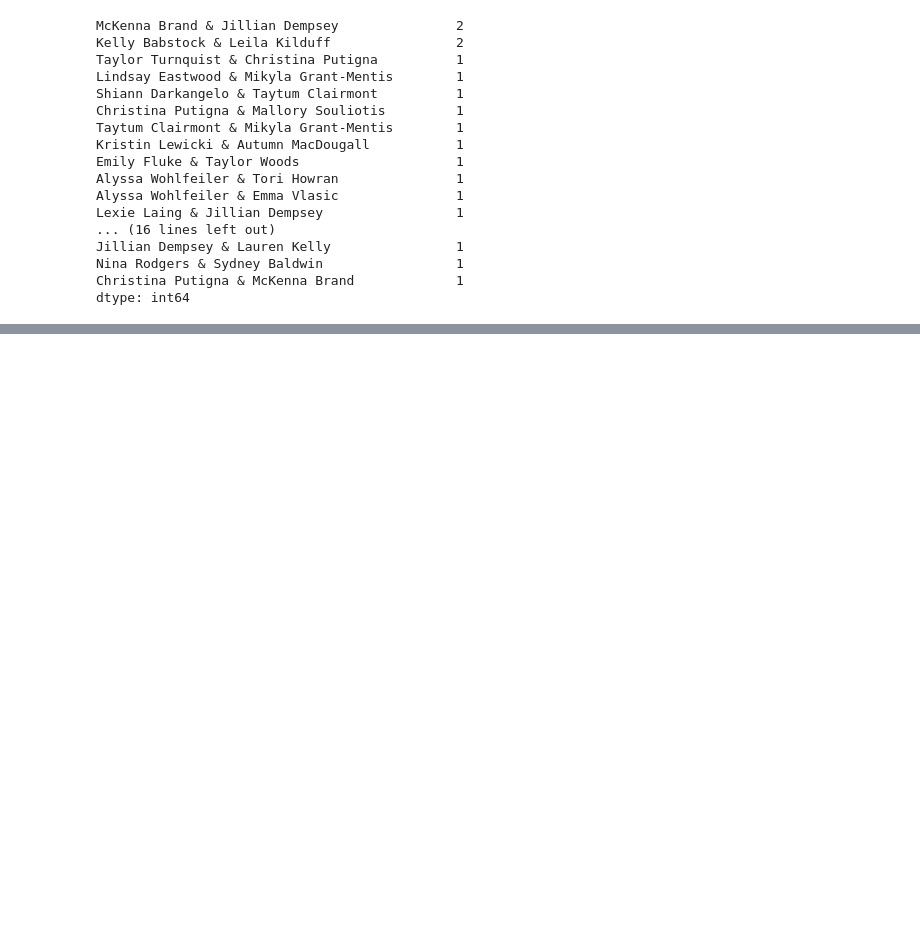
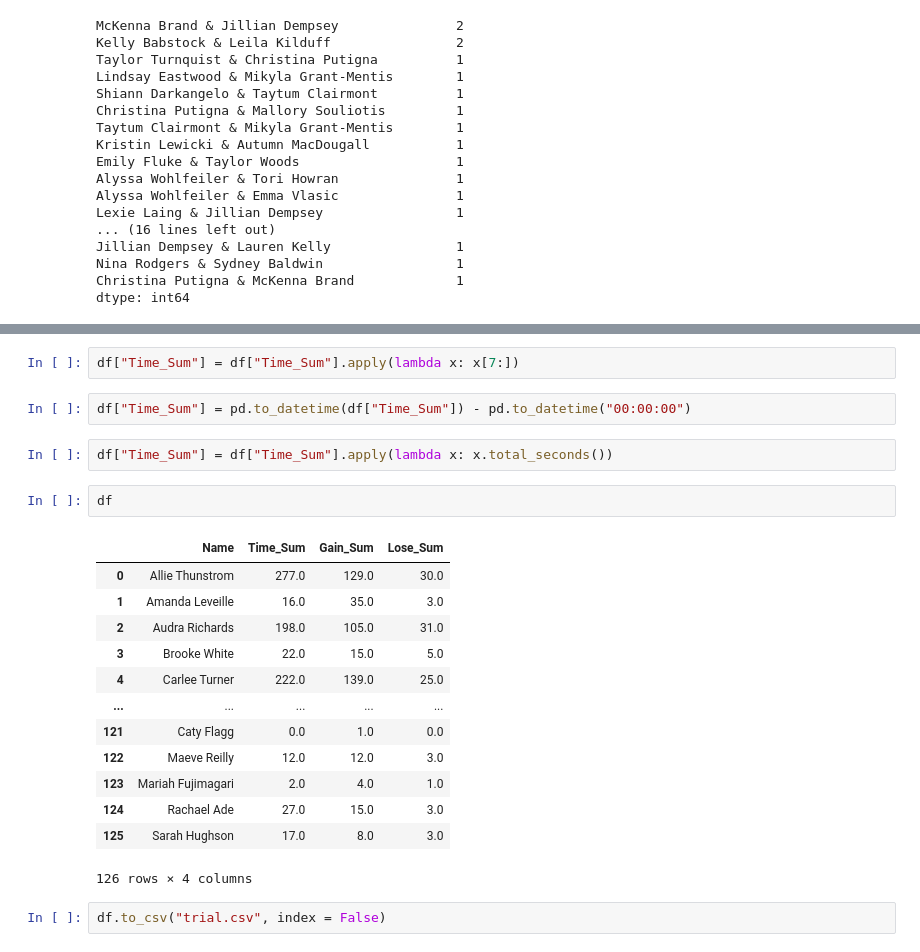
Before and after one commit to Johnnywang1899/Rotman_Datathon_Hockey_Game, a Jupyter notebook: NWHL_data_process.ipynb, the cells around one changed output, grey strips where cells are left out. Drawn from its saved outputs; the diff is of its cells as text; blank space fills up the shorter version.

```diff
--- a/NWHL_data_process.ipynb
+++ b/NWHL_data_process.ipynb
@@ -714,0 +946,24 @@ dtype: int64
+# %%
+df["Time_Sum"] = df["Time_Sum"].apply(lambda x: x[7:])
+# %%
+df["Time_Sum"] = pd.to_datetime(df["Time_Sum"]) - pd.to_datetime("00:00:00")
+# %%
+df["Time_Sum"] = df["Time_Sum"].apply(lambda x: x.total_seconds())
+# %%
+df
+# %% [output]
+|  | Name | Time_Sum | Gain_Sum | Lose_Sum |
+| 0 | Allie Thunstrom | 277.0 | 129.0 | 30.0 |
+| 1 | Amanda Leveille | 16.0 | 35.0 | 3.0 |
+| 2 | Audra Richards | 198.0 | 105.0 | 31.0 |
+| 3 | Brooke White | 22.0 | 15.0 | 5.0 |
+| 4 | Carlee Turner | 222.0 | 139.0 | 25.0 |
+| ... | ... | ... | ... | ... |
+| 121 | Caty Flagg | 0.0 | 1.0 | 0.0 |
+| 122 | Maeve Reilly | 12.0 | 12.0 | 3.0 |
+| 123 | Mariah Fujimagari | 2.0 | 4.0 | 1.0 |
+| 124 | Rachael Ade | 27.0 | 15.0 | 3.0 |
+| 125 | Sarah Hughson | 17.0 | 8.0 | 3.0 |
+126 rows × 4 columns
+# %%
+df.to_csv("trial.csv", index = False)
```
Also changed, not shown: parts of 17 cells of this notebook, 17 other files.
